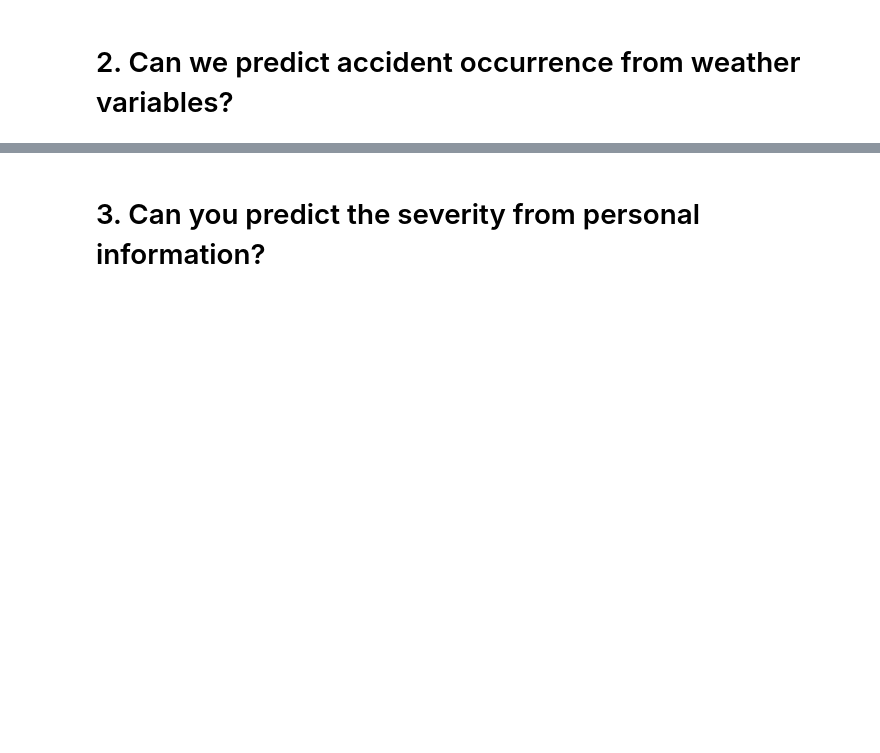
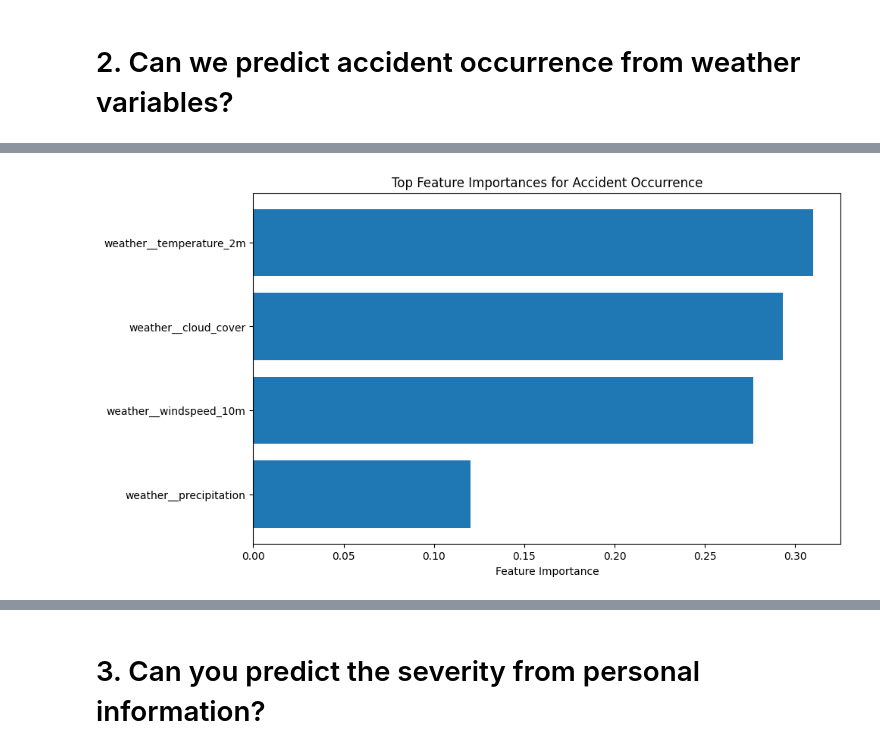
Before and after one commit to Alan-Grech295/ics5110-news-analysis, a Jupyter notebook: 3a_random_forests_alan_grech.ipynb, the cells around one changed output, grey strips where cells are left out. Cells and saved outputs as stored; diff of their text form; code cells hidden in the pictures; blank space fills up the shorter version.

```diff
--- a/3a_random_forests_alan_grech.ipynb
+++ b/3a_random_forests_alan_grech.ipynb
@@ -255,10 +330,12 @@ target = daily_df[["accident_occurred"]]
 
 x_train, x_test, y_train, y_test = train_test_split(vals, target, test_size=0.2, stratify=target, random_state=42)
 
-pipeline.fit(x_train, y_train)
+best_pipeline = get_best_classifier(pipeline, x_train, y_train)
 
-y_prob = pipeline.predict_proba(x_test)[:, 1]
-y_pred = pipeline.predict(x_test)
+best_pipeline.fit(x_train, y_train)
+
+y_prob = best_pipeline.predict_proba(x_test)[:, 1]
+y_pred = best_pipeline.predict(x_test)
 
 print(classification_report(y_test, y_pred))
 print("ROC AUC:", roc_auc_score(y_test, y_prob))
@@ -265,21 +356,23 @@ print("ROC AUC:", roc_auc_score(y_test, y_prob))
 # %%
-feature_names = pipeline.named_steps["preprocessor"].get_feature_names_out()
-importances = pipeline.named_steps["classifier"].feature_importances_
+feature_names = best_pipeline.named_steps["preprocessor"].get_feature_names_out()
+importances = best_pipeline.named_steps["classifier"].feature_importances_
 
 importance_df = pd.DataFrame({
     "feature": feature_names,
     "importance": importances
 }).sort_values(by="importance", ascending=False)
 
 top_feats = importance_df.head(15)
 
 # Plot top feature importances
 plt.figure(figsize=(10, 6))
 plt.barh(top_feats["feature"], top_feats["importance"])
 plt.gca().invert_yaxis()
 plt.xlabel("Feature Importance")
 plt.title("Top Feature Importances for Accident Occurrence")
 plt.show()
+# %% [output]
+[figure, added]
 # %%
 features = [
     "temperature_2m",
```
Also changed, not shown: parts of 11 cells of this notebook.
